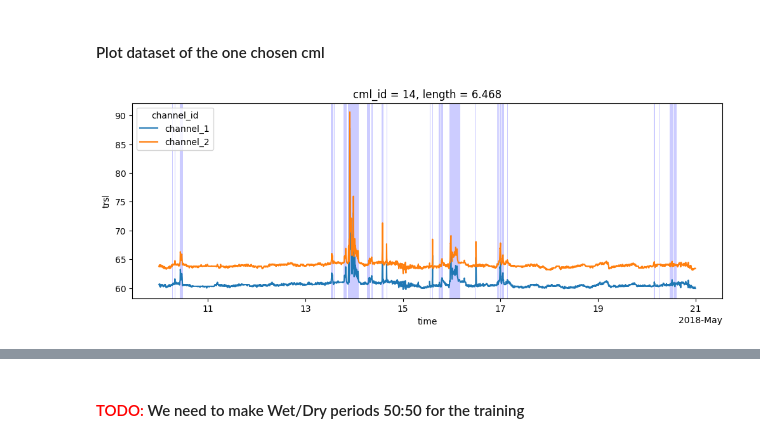
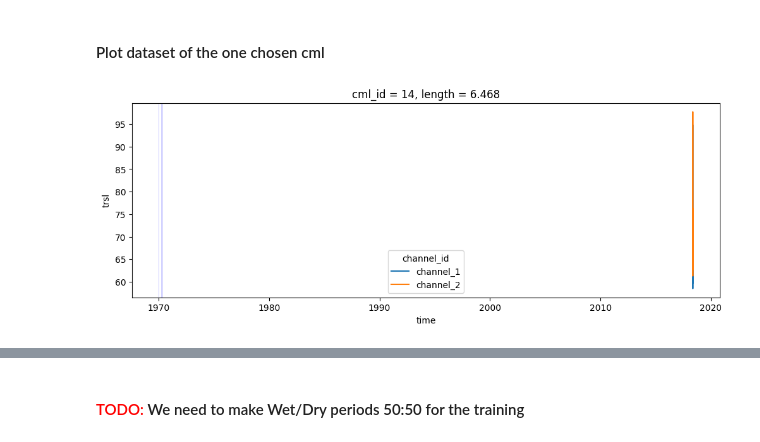
Before and after one commit to xkalet07/cml_wd_telcosense, a Jupyter notebook: attempt_01_dummy_data/my_train_cnn_1cml.ipynb, the cells around one changed output, grey strips where cells are left out. Cells and saved outputs as stored; diff of their text form; code cells hidden in the pictures.

Commit message:
todo: plot trsl with wet/dry

```diff
--- a/attempt_01_dummy_data/my_train_cnn_1cml.ipynb
+++ b/attempt_01_dummy_data/my_train_cnn_1cml.ipynb
@@ -88,6 +71,2 @@ my_cml['trsl'] = my_cml.trsl.interpolate_na(dim='time', method='linear', max_gap
-# %%
-# maybe try to calculate rate of resampling from cml and ref data
-my_cml = my_cml.resample(time="5min").mean() # from Pycomlink
-# len(my_cml.time)
 # %% [markdown]
 #### Align to a dataset with Reference RADOLAN data and calculate boolean Wet/dry Reference flag
@@ -104,24 +110,53 @@ my_data_set['ref_wet_dry'] = my_data_set.fillna(0).ref_wet_dry.astype(bool)
+# %%
+# reshape and add vector of time into dataset to remember the time stamp
+time_reshaped = my_data_set['time'].values[0:(n_samples*sample_size)]  # //5 because ref_data is with 5x denser timestep
+# reshape
+time_reshaped = time_reshaped.reshape(n_samples, sample_size)
+# %%
+# Create a new xarray Dataset with sample_num as a dimension
+# replace time and date with timestep in the time sample
+ds = xr.Dataset({
+    'trsl': (('sample_num', 'channel_id', 'timestep'), trsl_reshaped),
+    'rain': (('sample_num', 'timestep'), rain_reshaped),
+    'time': (('sample_num', 'timestep'), time_reshaped)
+}, coords={#'sample_num': np.arange(n_samples),
+           #'channel_id': np.arange(2),
+           #'timestep': np.arange(sample_size),
+           #'cml_id': cml_id,
+           #'length': length,                                  #single value is never a dimension
+           #'frequency': (('channel_id'), frequency),          # this way coordinate will not become a dimension
+           #'polarization': (('channel_id'), polarization)
+            })
+
+# make sure TRSL coordinates are in correct order
+ds['trsl'] = ds.trsl.transpose('sample_num', 'channel_id', 'timestep')
+# %%
+# create one boolean wet/dry flag for whole 1hour sample [2]
+last_hour = range(-1,-sample_size,-1)    # 264 samples
+
+# create one boolean wet/dry flag for whole sample [2]
+ds['wet_dry'] = ds.rain.isel(timestep=last_hour).sum(dim='timestep')>0.
 # %% [markdown]
 #### Plot dataset of the one chosen cml
 # %%
 # shaded refernece wet periods from Pycomlink
 # set first and last value with zero for correct plotting
-my_data_set['ref_wet_dry'][0] = 0
-my_data_set['ref_wet_dry'][-1] = 0
+ds['wet_dry'][0] = False
+ds['wet_dry'][-1] = False
 
-# seup figure
+# setup figure
 fig, ax = plt.subplots(figsize=(12,4), sharex=True)
 my_data_set.trsl.plot.line(x='time', ax=ax, label = 'TL');
 
-wet_start = np.roll(my_data_set.ref_wet_dry, -1) & ~my_data_set.ref_wet_dry
-wet_end = np.roll(my_data_set.ref_wet_dry, 1) & ~my_data_set.ref_wet_dry
+wet_start = np.roll(ds.wet_dry, -1) & ~ds.wet_dry
+wet_end = np.roll(ds.wet_dry, 1) & ~ds.wet_dry
 for wet_start_i, wet_end_i in zip(
     wet_start.values.nonzero()[0],
     wet_end.values.nonzero()[0],
 ):
-    ax.axvspan(my_data_set.time.values[wet_start_i], my_data_set.time.values[wet_end_i], color='b', alpha=0.2, linewidth=0) # https://matplotlib.org/stable/api/_as_gen/matplotlib.axes.Axes.axvspan.html
+    ax.axvspan(ds.sample_num.values[wet_start_i], ds.sample_num.values[wet_end_i], color='b', alpha=0.2, linewidth=0) # https://matplotlib.org/stable/api/_as_gen/matplotlib.axes.Axes.axvspan.html
 # %% [output]
-[figure, old version]
+[figure, new version]
 # %%
 # histogram from: https://isibrno.cz/deep/
 plt.figure()
```
Also changed, not shown: parts of 32 cells of this notebook.
